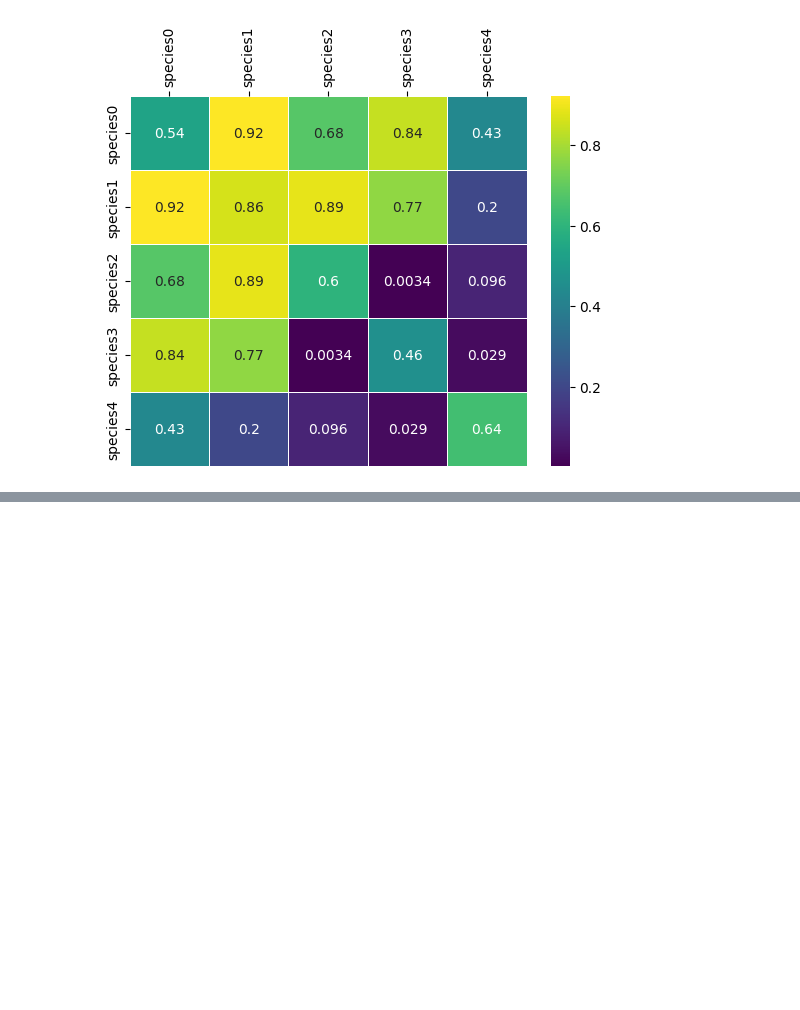
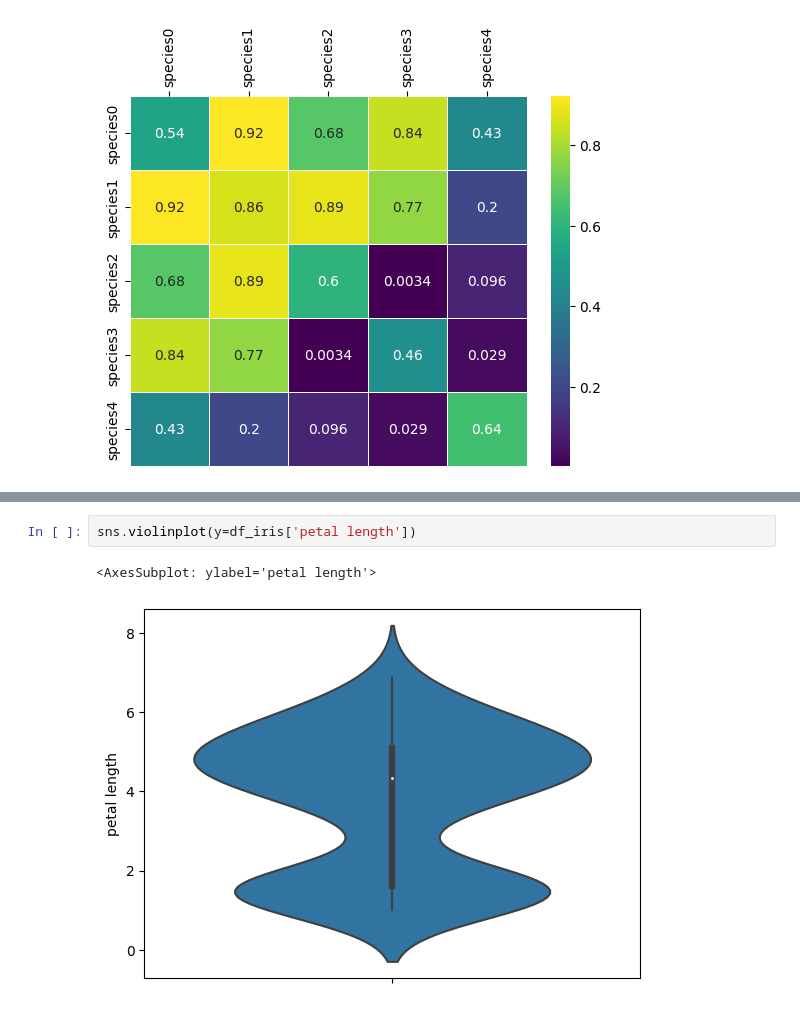
Before and after one commit to FlameDanita/DS-ML_courses, a Jupyter notebook: Введение в Data Science и машинное обучение/Введение/1.7 Визуализация, seaborn, почти также круто, как ggplot2.ipynb, the cells around one changed output, grey strips where cells are left out. Saved outputs shown, nothing was run; the diff lists cells and outputs as text; blank space fills up the shorter version.

```diff
--- a/Введение в Data Science и машинное обучение/Введение/1.7 Визуализация, seaborn, почти также круто, как ggplot2.ipynb
+++ b/Введение в Data Science и машинное обучение/Введение/1.7 Визуализация, seaborn, почти также круто, как ggplot2.ipynb
@@ -50,0 +100,5 @@ g.xaxis.set_tick_params(rotation=90)
+# %%
+sns.violinplot(y=df_iris['petal length'])
+# %% [output]
+<AxesSubplot: ylabel='petal length'>
+[figure, added]
```
Also changed, not shown: parts of 6 cells of this notebook, 3 other files.
